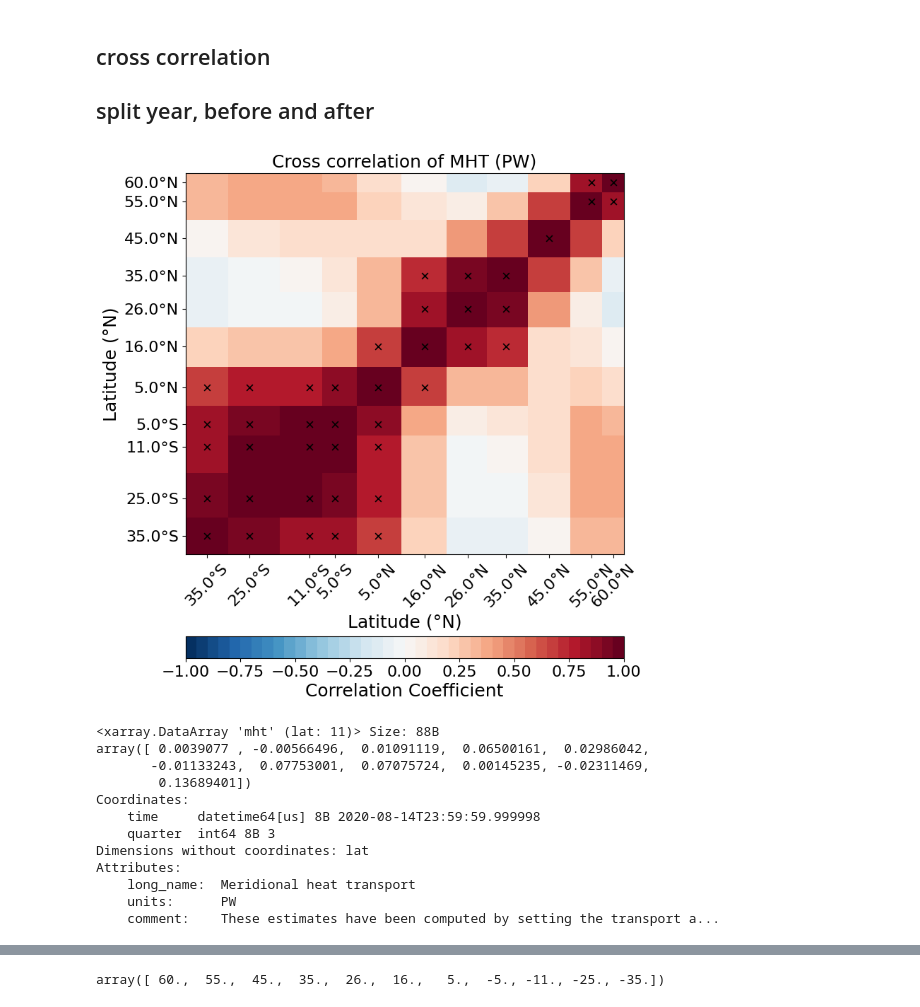
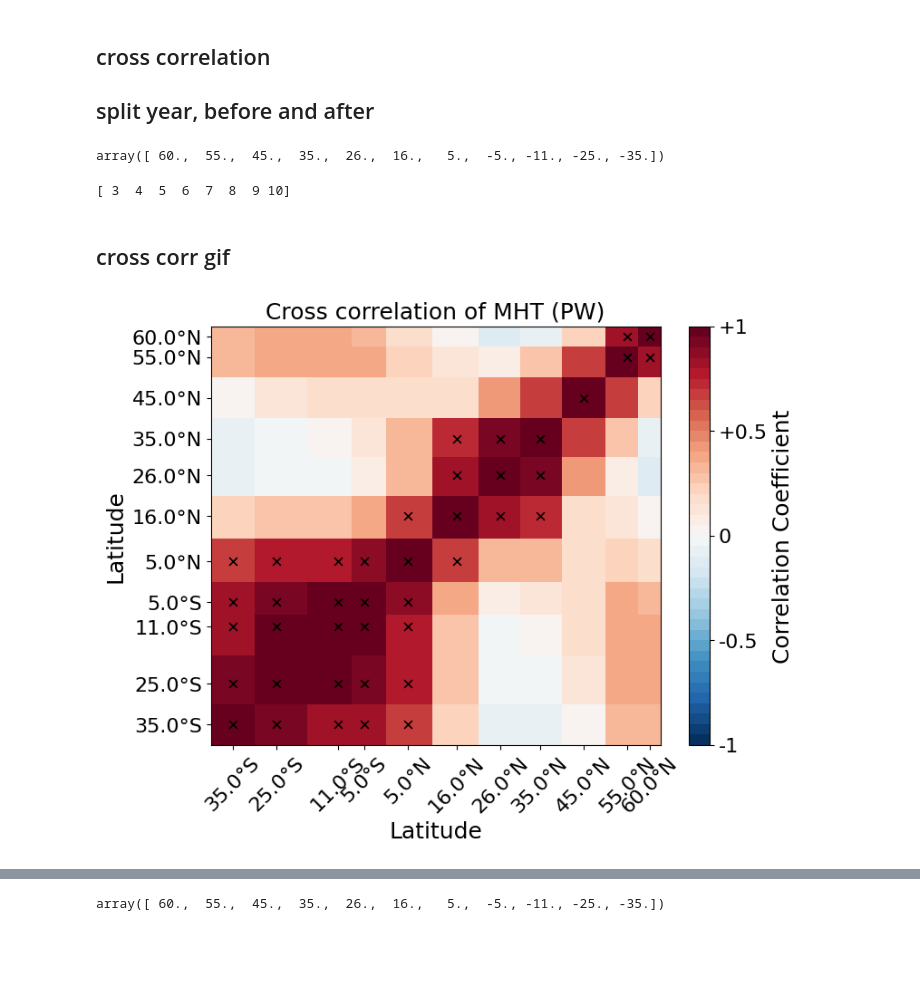
Before and after one commit to lea-dietz/masterthesis, a Jupyter notebook: coding/mht.ipynb, the cells around one changed output, grey strips where cells are left out. Drawn from its saved outputs; the diff is of its cells as text; code cells hidden in the pictures; blank space fills up the shorter version.

Commit message:
some cleanup of figures

```diff
--- a/coding/mht.ipynb
+++ b/coding/mht.ipynb
@@ -257,6 +289,30 @@ plot_hovmöller(
 # %% [markdown]
 ## cross correlation
 ## split year, before and after
+# %%
+lats
+# %% [output]
+array([ 60.,  55.,  45.,  35.,  26.,  16.,   5.,  -5., -11., -25., -35.])
+# %%
+# lat_block = (-25, 26)
+lat_block = (-35, 35)
+
+
+lat_min, lat_max = lat_block
+mask = (lats >= lat_min) & (lats <= lat_max)
+lat_idx = np.where(mask)[0]
+
+periods = {
+    "pre2009": ("2004", "2008-11"),
+    "2009_2013": ("2009", "2013"),
+    "post2013": ("2013", "2020"),
+}
+
+print(lat_idx)
+# %% [output]
+[ 3  4  5  6  7  8  9 10]
+# %% [markdown]
+## cross corr gif
 # %%
 
 
@@ -303,27 +359,16 @@ frames[0].save(
 # %%
 plot_crosscorr(
     mht_filtered,
     lats=lats,
     lat_labels=lat_labels,
     cmap=cmap_corr,
     significance=True,
     n_effs=n_effs_mht,
-    title="Cross correlation of MHT (PW)"
+    title="Cross correlation of MHT (PW)",
+    cbar_location="right",
+    cbar_orientation="vertical",
+    savefig=True,
+    savename="crosscorr_mht"
 )
 # %% [output]
-[figure, old version]
+[figure, new version]
-# %%
-mht_filtered.isel(time=-1)
-# %% [output]
-<xarray.DataArray 'mht' (lat: 11)> Size: 88B
-array([ 0.0039077 , -0.00566496,  0.01091119,  0.06500161,  0.02986042,
-       -0.01133243,  0.07753001,  0.07075724,  0.00145235, -0.02311469,
-        0.13689401])
-Coordinates:
-    time     datetime64[us] 8B 2020-08-14T23:59:59.999998
-    quarter  int64 8B 3
-Dimensions without coordinates: lat
-Attributes:
-    long_name:  Meridional heat transport
-    units:      PW
-    comment:    These estimates have been computed by setting the transport a...
```
Also changed, not shown: parts of 18 cells of this notebook, 43 other files.
